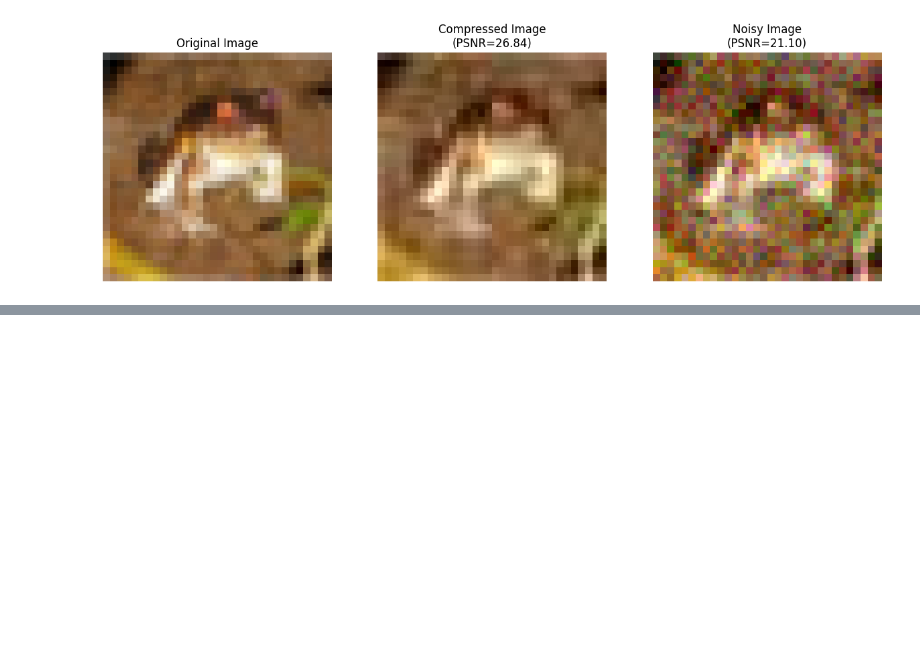
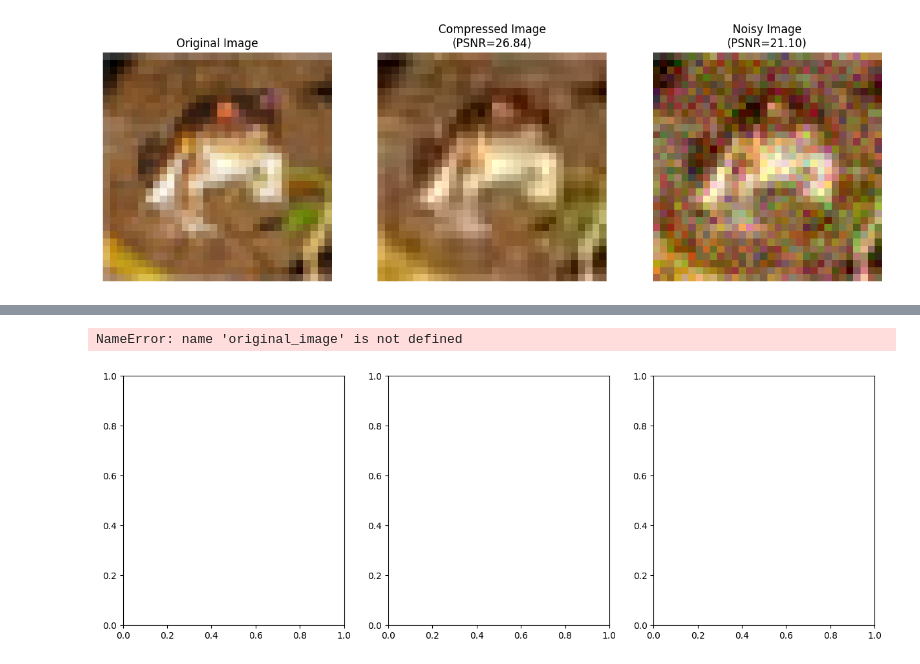
Before and after one commit to Omi031/DeepJSCC_for_Wireless_Image_Transmission, a Jupyter notebook: JPEG.ipynb, the cells around one changed output, grey strips where cells are left out. Saved outputs shown, nothing was run; the diff lists cells and outputs as text; code cells hidden in the pictures; blank space fills up the shorter version.

```diff
--- a/JPEG.ipynb
+++ b/JPEG.ipynb
@@ -180,15 +182,14 @@ from skimage.metrics import peak_signal_noise_ratio as psnr
 original_image = x_train[0]
 
 # JPEGで圧縮
-def compress_image(image, quality):
-    image = cv2.cvtColor(image, cv2.COLOR_RGB2BGR)
-    encode_param = [int(cv2.IMWRITE_JPEG_QUALITY), quality]
-    is_success, encimg = cv2.imencode('.jpg', image, encode_param)
+def compress_image(img):
+    img = cv2.cvtColor(img, cv2.COLOR_RGB2BGR)  # change color from RGB to BGR
+    is_success, jpeg = cv2.imencode('.jpg', img, (cv2.IMWRITE_JPEG_QUALITY, 100)) # convert to jpeg
     if not is_success:
         print('could not encode image!')
         return None
-    decimg = cv2.imdecode(encimg, cv2.IMREAD_COLOR)
-    decimg = cv2.cvtColor(decimg, cv2.COLOR_BGR2RGB)
+    jpeg = cv2.imdecode(jpeg, cv2.IMREAD_COLOR)
+    jpeg = cv2.cvtColor(decimg, cv2.COLOR_BGR2RGB)
     return decimg
 
 # AWGNノイズを追加
@@ -233,3 +234,57 @@ axes[2].axis('off')
 plt.show()
 # %% [output]
 [figure]
+# %%
+import cv2
+import numpy as np
+import matplotlib.pyplot as plt
+from tensorflow.keras.datasets import cifar10
+from skimage.metrics import peak_signal_noise_ratio as psnr
+
+# CIFAR-10データセットの読み込み
+(_, _), (org_img, _) = cifar10.load_data()
+
+# convert image to jpeg
+def img2jpeg(img):
+    img = cv2.cvtColor(img, cv2.COLOR_RGB2BGR)  # change color from RGB to BGR
+    is_success, jpeg = cv2.imencode('.jpg', img, (cv2.IMWRITE_JPEG_QUALITY, 100)) # convert to jpeg
+    if not is_success:
+        print('could not encode image!')
+        return None
+    print(jpeg)
+    jpeg = cv2.imdecode(jpeg, cv2.IMREAD_COLOR) # decode
+    jpeg = cv2.cvtColor(jpeg, cv2.COLOR_BGR2RGB)  # change clolor from BGR to RGB
+    return jpeg
+
+
+# PSNRを計算
+def calculate_psnr(original, compressed):
+    return psnr(original, compressed, data_range=255)
+
+jpeg = img2jpeg(org_img[0])
+
+print(jpeg)
+
+
+
+
+# PSNRの計算
+# psnr_compressed = calculate_psnr(original_image, compressed_image)
+# psnr_noisy = calculate_psnr(original_image, noisy_image)
+
+# 結果の表示
+fig, axes = plt.subplots(1, 3, figsize=(15, 5))
+axes[0].imshow(original_image)
+axes[0].set_title('Original Image')
+axes[0].axis('off')
+
+axes[1].imshow(compressed_image)
+axes[1].set_title(f'Compressed Image\n(PSNR={psnr_compressed:.2f})')
+axes[1].axis('off')
+
+axes[2].imshow(noisy_image)
+axes[2].set_title(f'Noisy Image\n(PSNR={psnr_noisy:.2f})')
+axes[2].axis('off')
+
+plt.show()
+# %% [output]
@@ -235,0 +308,2 @@ plt.show()
+NameError: name 'original_image' is not defined
+[figure, added]
```
Also changed, not shown: parts of 14 cells of this notebook, 3 other files.
